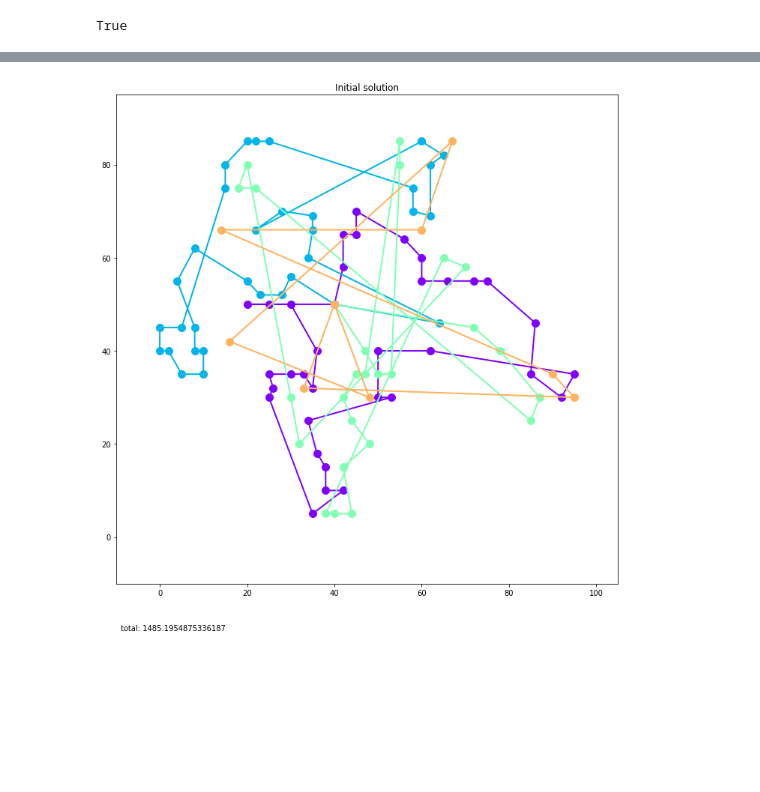
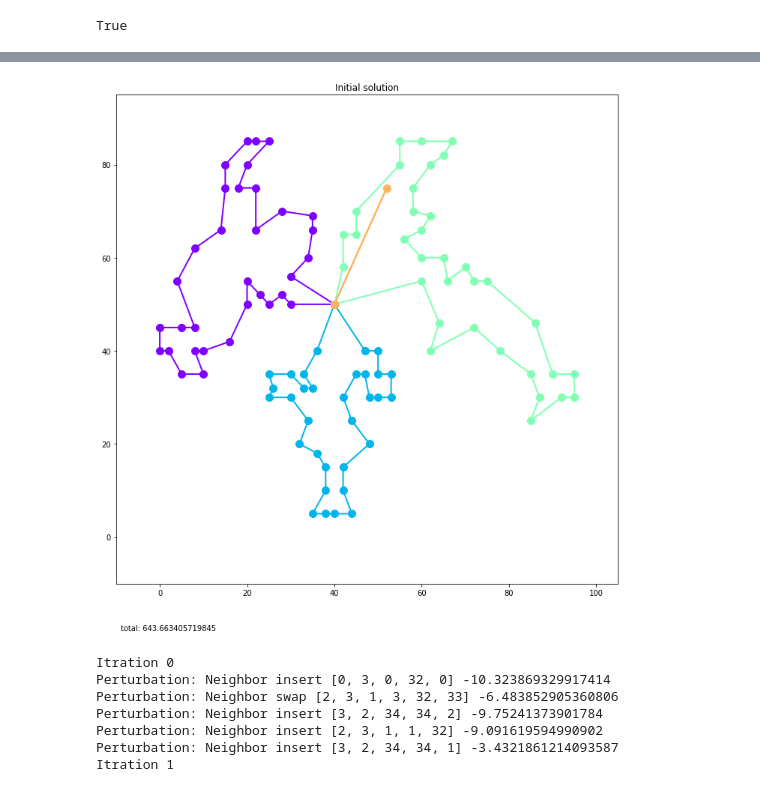
Before and after one commit to damasl/VPRTW, a Jupyter notebook: vpr_iterated.ipynb, the cells around one changed output, grey strips where cells are left out. Saved outputs shown, nothing was run; the diff lists cells and outputs as text; code cells hidden in the pictures; blank space fills up the shorter version.

Commit message:
parser bug fix

```diff
--- a/vpr_iterated.ipynb
+++ b/vpr_iterated.ipynb
@@ -102,7 +102,7 @@ class Problem:
                 if (i == 10 ):
                     depot = self.convert_to_customer(line)
                     continue
-                if (i > 11):
+                if (i > 10):
                     customers.append(self.convert_to_customer(line))
         return name, n_vehicles, capacity, depot, customers
 
@@ -379,7 +401,7 @@ class IteratedLocalSearch(LocalSearch):
 # %%
 greedy_solution = GreedyAlgorithm(problem).get_greedy_routes()
 # %%
-itl = IteratedLocalSearch(problem, greedy_solution, 0.01, 10, True, True, 5)
+itl = IteratedLocalSearch(problem, greedy_solution, 0.01, 10, True, True, 1)
 # %%
 solution = itl.find_solution()
 # %% [output]
@@ -435,0 +470,15 @@ save_solution(problem, solution)
+# %%
+def parse_previous_solution(filename_problem, filename_solution):
+    problem = Problem(filename_problem)
+    solution = []
+    with open(filename_solution) as f:
+        sf = f.read()
+        str_routes = sf.split('\n')
+        for str_route in str_routes:
+            path = []
+            for customer in str_route.split(" ")[2:-3:2]:
+                path.append(problem.customers[int(customer) - 1])
+            solution.append(Route(path, problem.depot, problem.capacity_constraint))
+        if (not any(any(1 == customer.n for customer in route.path) for route in solution)):
+            solution.append(Route([problem.customers[0]], problem.depot, problem.capacity_constraint))
+    return(problem, solution)
@@ -441,7 +496,21 @@ def apply_itl(filename):
     solution = itl.find_solution()
     save_solution(problem, solution)
     return (problem, solution)
+# %%
+def apply_itl_with_previous(filename_problem, filename_solution):
+    problem, initial = parse_previous_solution(filename_problem, filename_solution)
+    itl = IteratedLocalSearch(problem, initial, 0.001, 10, True, True, 2)
+    solution = itl.find_solution()
+    save_solution(problem, solution)
+    return (problem, solution)
 # %%
-problem203, solution203 = apply_itl('instances\\C203.txt')
+problem203, solution203 = apply_itl_with_previous('instances\\C203.txt', 'solutions\\C203.sol')
 # %% [output]
-[figure, old version]
+[figure, new version]
+Itration 0
+Perturbation: Neighbor insert [0, 3, 0, 32, 0] -10.323869329917414
+Perturbation: Neighbor swap [2, 3, 1, 3, 32, 33] -6.483852905360806
+Perturbation: Neighbor insert [3, 2, 34, 34, 2] -9.75241373901784
+Perturbation: Neighbor insert [2, 3, 1, 1, 32] -9.091619594990902
+Perturbation: Neighbor insert [3, 2, 34, 34, 1] -3.4321861214093587
+Itration 1
```
Also changed, not shown: parts of 25 cells of this notebook, 18 other files.
